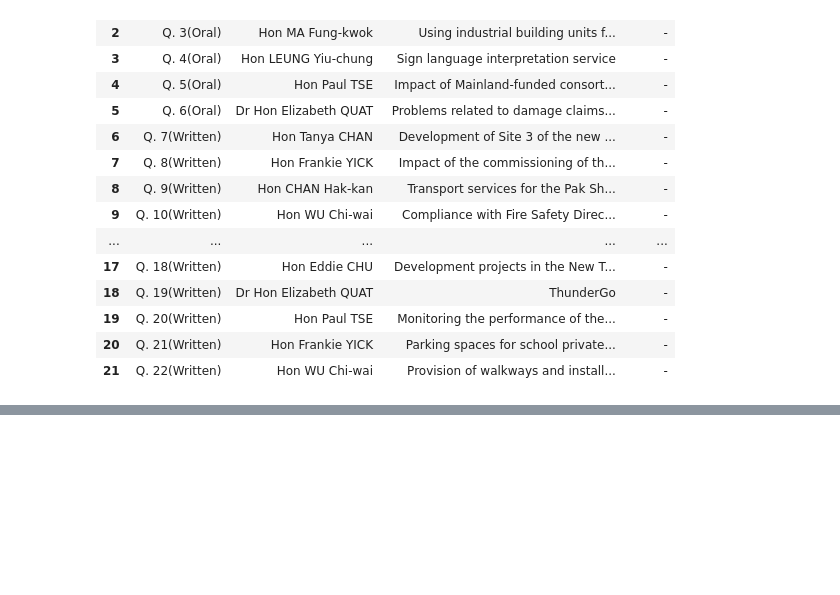
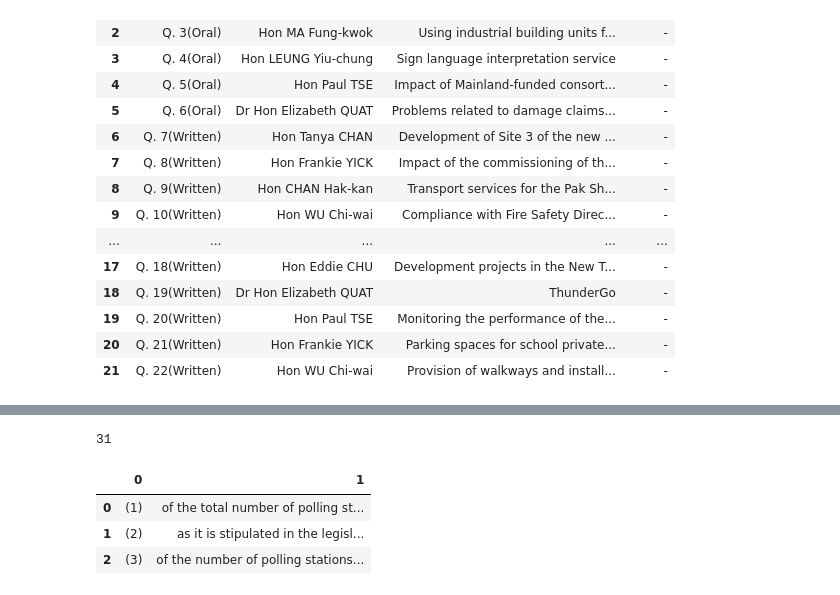
Before and after one commit to KILjungjoon/Project_Asian_Parliament, a Jupyter notebook: table_of_Council_Meetings_with_pandas.ipynb, the cells around one changed output, grey strips where cells are left out. Cells and saved outputs as stored; diff of their text form; code cells hidden in the pictures; blank space fills up the shorter version.

```diff
--- a/table_of_Council_Meetings_with_pandas.ipynb
+++ b/table_of_Council_Meetings_with_pandas.ipynb
@@ -75,0 +125,12 @@ df[4]
+# %%
+len(df)
+# %% [output]
+31
+# %%
+# df[2]부터는 의원의 Question 내부의 테이블이다.
+df[2].head()
+# %% [output]
+|  | 0 | 1 |
+| 0 | (1) | of the total number of polling st... |
+| 1 | (2) | as it is stipulated in the legisl... |
+| 2 | (3) | of the number of polling stations... |
```
Also changed, not shown: parts of 5 cells of this notebook.
